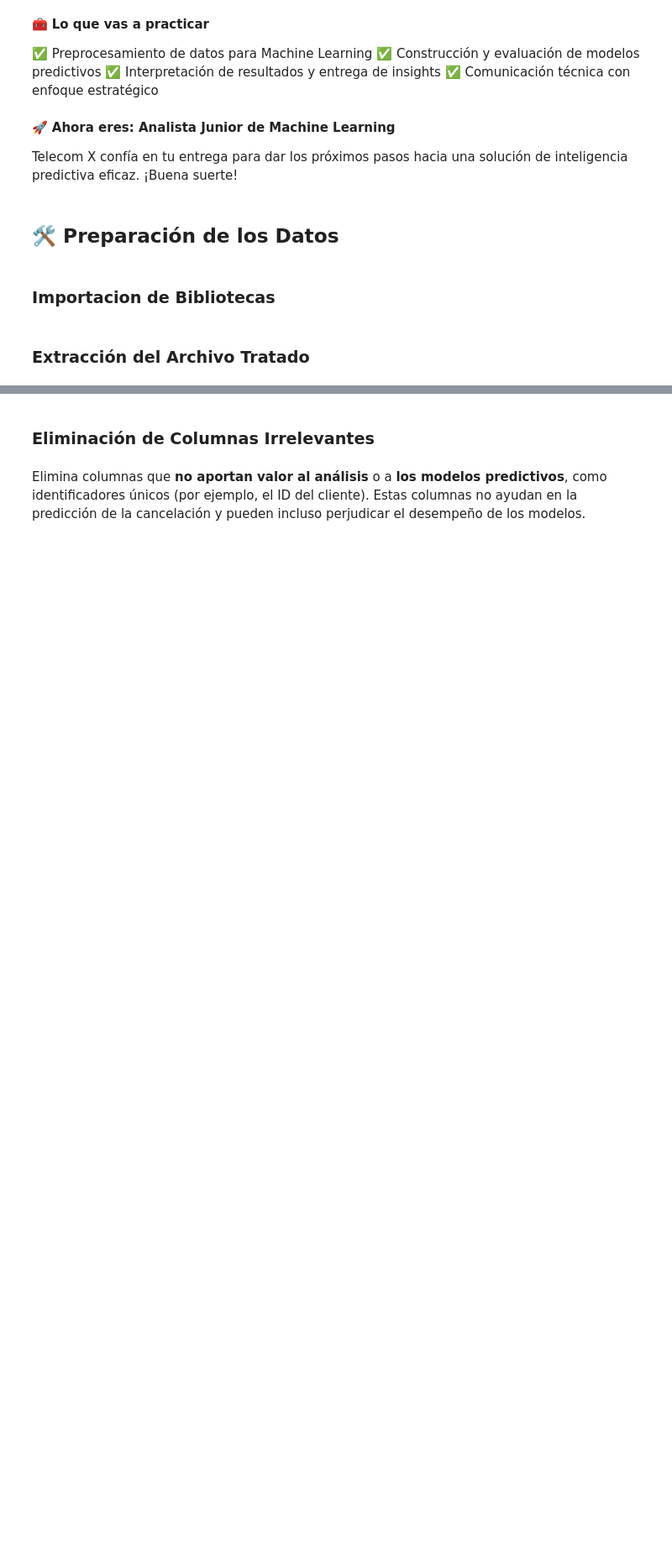
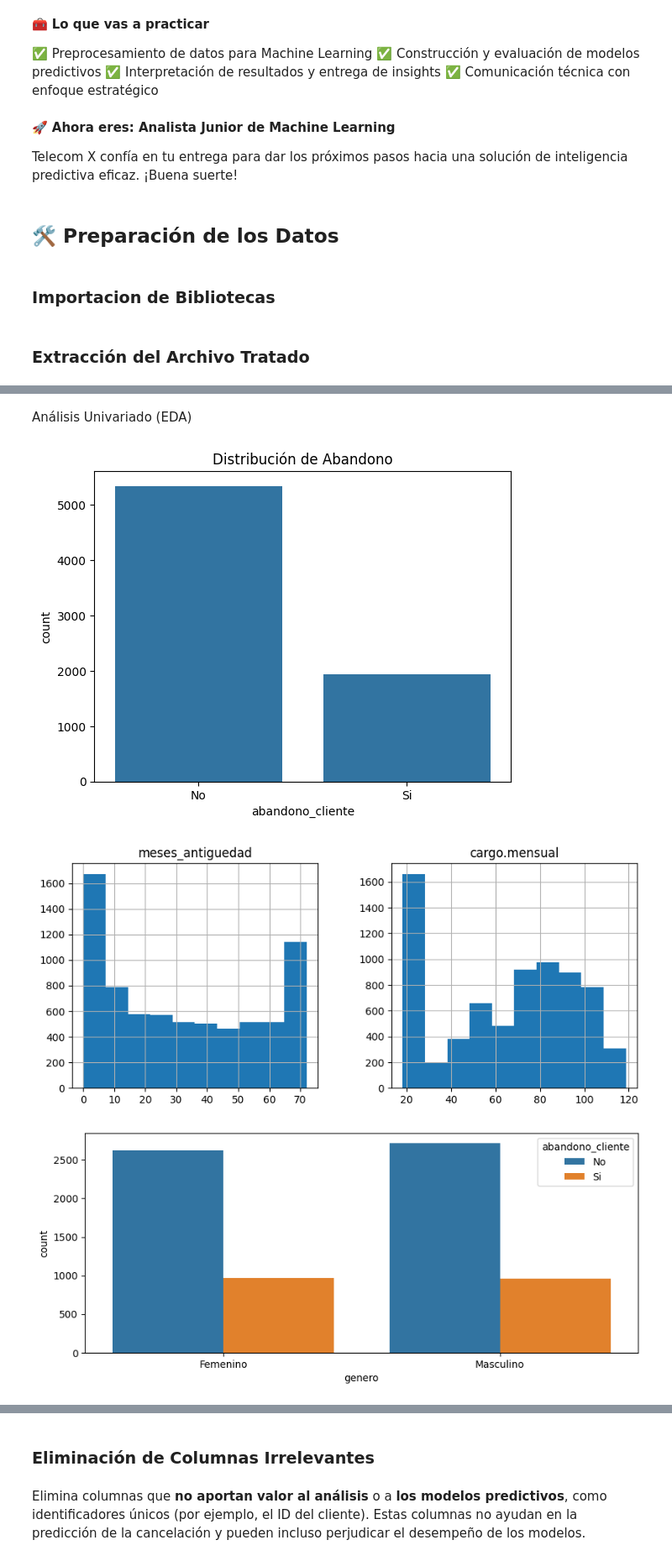
Before and after one commit to MigXDev/CS_Datos_I_DESAFIO_3, a Jupyter notebook: TelecomX_LATAM_2.ipynb, the cells around one changed output, grey strips where cells are left out. Shown: that part at 84% size. Drawn from its saved outputs; the diff is of its cells as text; code cells hidden in the pictures; blank space fills up the shorter version.

```diff
--- a/TelecomX_LATAM_2.ipynb
+++ b/TelecomX_LATAM_2.ipynb
@@ -112,0 +135,20 @@ memory usage: 1.2+ MB
+# %% [markdown]
+Análisis Univariado (EDA)
+# %%
+# Distribución de target
+sns.countplot(x='abandono_cliente', data=Df_base)
+plt.title('Distribución de Abandono');
+
+# Análisis numéricas
+num_cols = ['meses_antiguedad', 'cargo.mensual']
+Df_base[num_cols].hist(figsize=(10, 4));
+
+# Análisis categóricas
+cat_cols = ['genero', 'servicio_internet', 'contrato']
+for col in cat_cols:
+    plt.figure(figsize=(10, 4))
+    sns.countplot(x=col, hue='abandono_cliente', data=Df_base)
+# %% [output]
+[figure, added]
+[figure, added]
+[figure, added]
```
Also changed, not shown: parts of 53 cells of this notebook.
